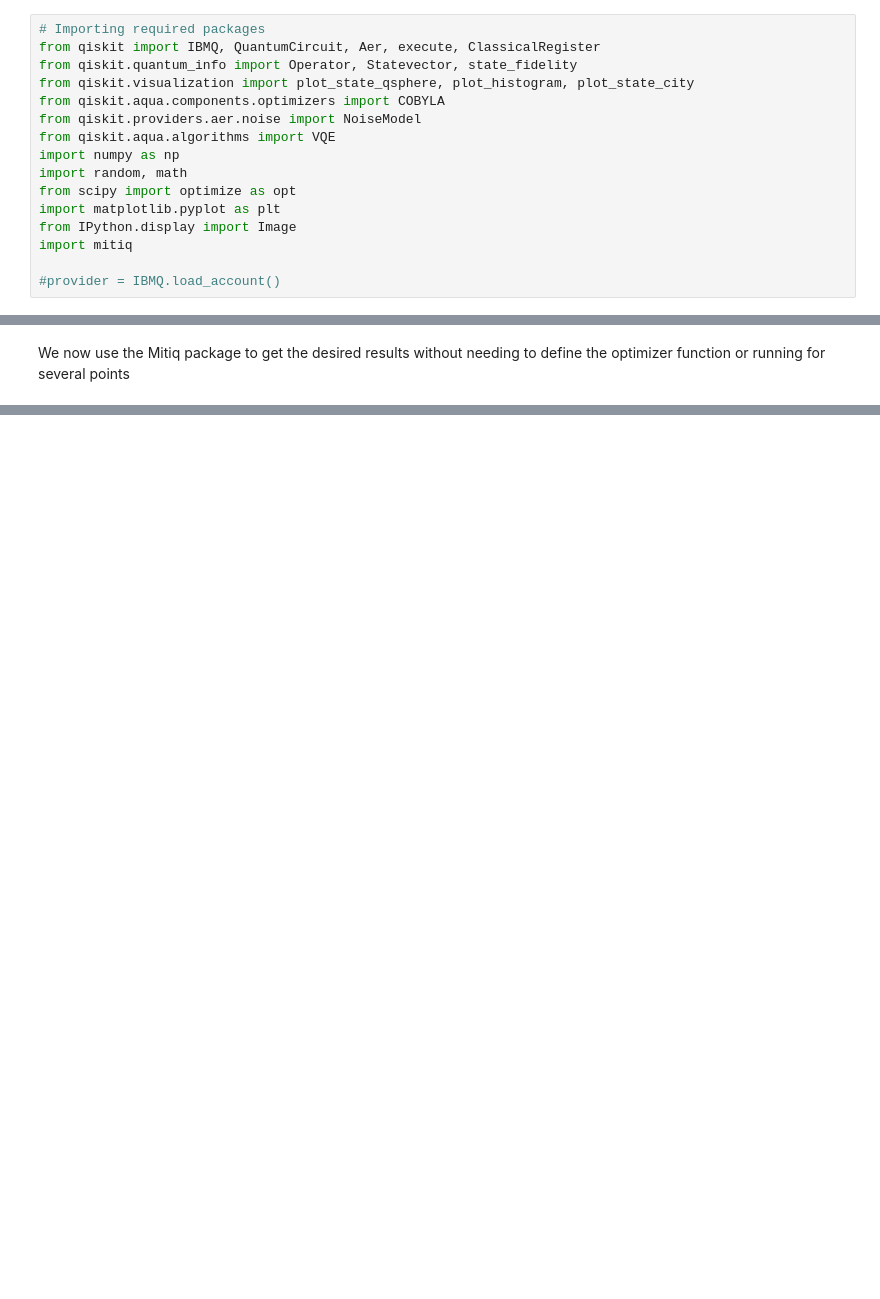
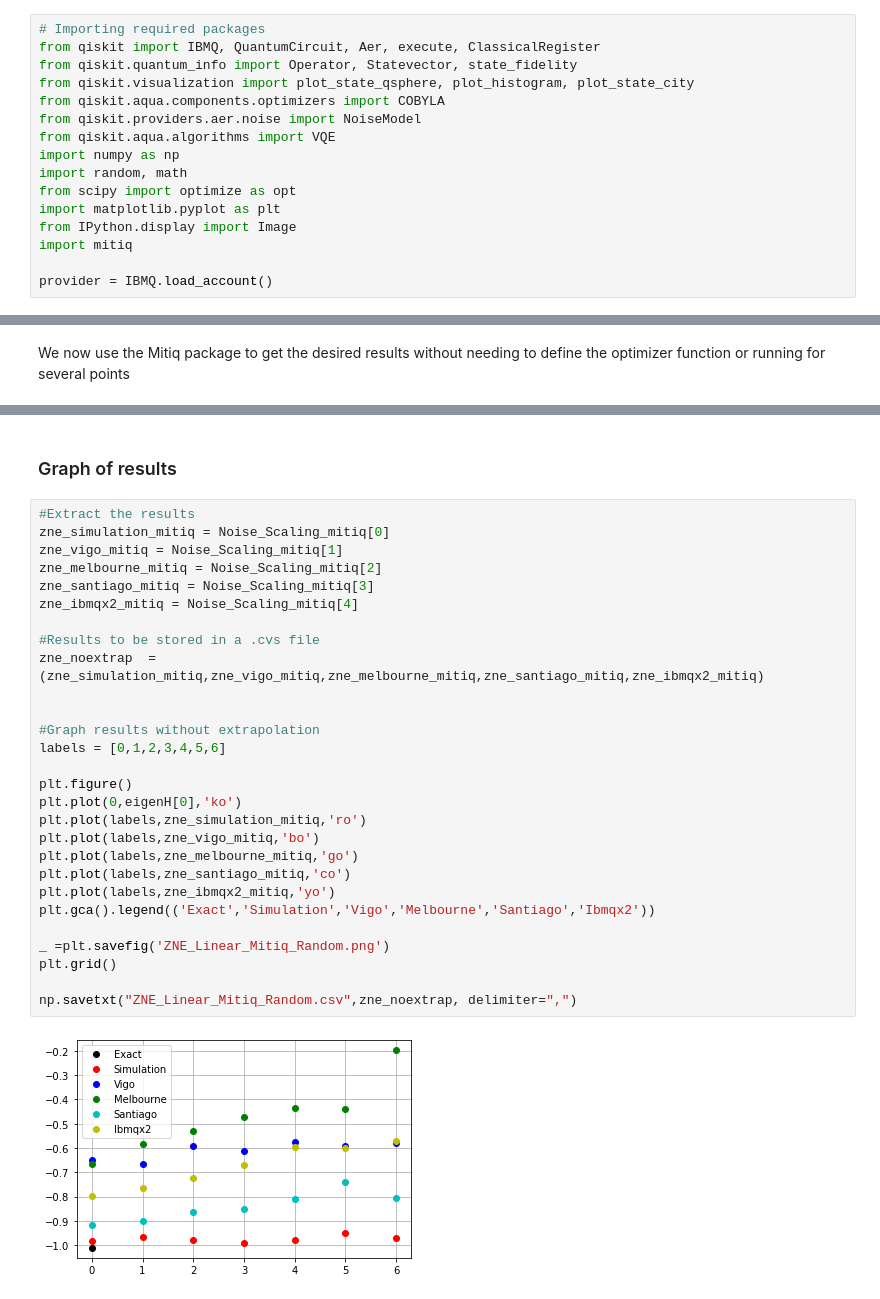
Before and after one commit to JavierNaya/QOSF_Mentorship, a Jupyter notebook: main .ipynb, the cells around one changed output, grey strips where cells are left out. Drawn from its saved outputs; the diff is of its cells as text; blank space fills up the shorter version.

```diff
--- a/main .ipynb
+++ b/main .ipynb
@@ -13,7 +13,7 @@ import matplotlib.pyplot as plt
 from IPython.display import Image
 import mitiq
 
-#provider = IBMQ.load_account()
+provider = IBMQ.load_account()
 # %% [markdown]
 # Introduction
 
@@ -708,0 +671,32 @@ print(exp)
+# %% [markdown]
+### Graph of results
+# %%
+#Extract the results
+zne_simulation_mitiq = Noise_Scaling_mitiq[0]
+zne_vigo_mitiq = Noise_Scaling_mitiq[1]
+zne_melbourne_mitiq = Noise_Scaling_mitiq[2]
+zne_santiago_mitiq = Noise_Scaling_mitiq[3]
+zne_ibmqx2_mitiq = Noise_Scaling_mitiq[4]
+
+#Results to be stored in a .cvs file
+zne_noextrap  = (zne_simulation_mitiq,zne_vigo_mitiq,zne_melbourne_mitiq,zne_santiago_mitiq,zne_ibmqx2_mitiq)
+
+
+#Graph results without extrapolation
+labels = [0,1,2,3,4,5,6]
+
+plt.figure()
+plt.plot(0,eigenH[0],'ko')
+plt.plot(labels,zne_simulation_mitiq,'ro')
+plt.plot(labels,zne_vigo_mitiq,'bo')
+plt.plot(labels,zne_melbourne_mitiq,'go')
+plt.plot(labels,zne_santiago_mitiq,'co')
+plt.plot(labels,zne_ibmqx2_mitiq,'yo')
+plt.gca().legend(('Exact','Simulation','Vigo','Melbourne','Santiago','Ibmqx2'))
+
+_ =plt.savefig('ZNE_Linear_Mitiq_Random.png')
+plt.grid()
+
+np.savetxt("ZNE_Linear_Mitiq_Random.csv",zne_noextrap, delimiter=",")
+# %% [output]
+[figure, added]
```
Also changed, not shown: parts of 17 cells of this notebook, 4 other files.
